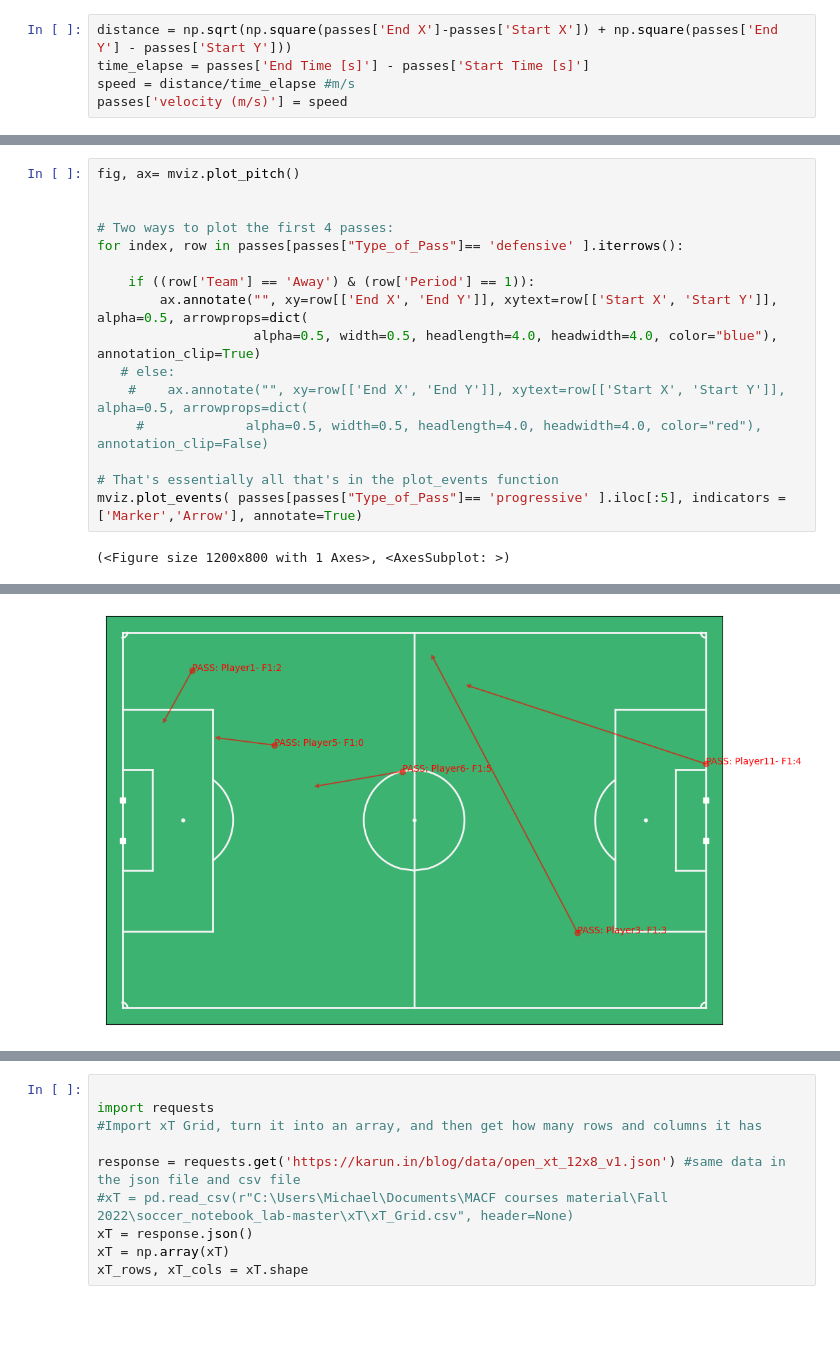
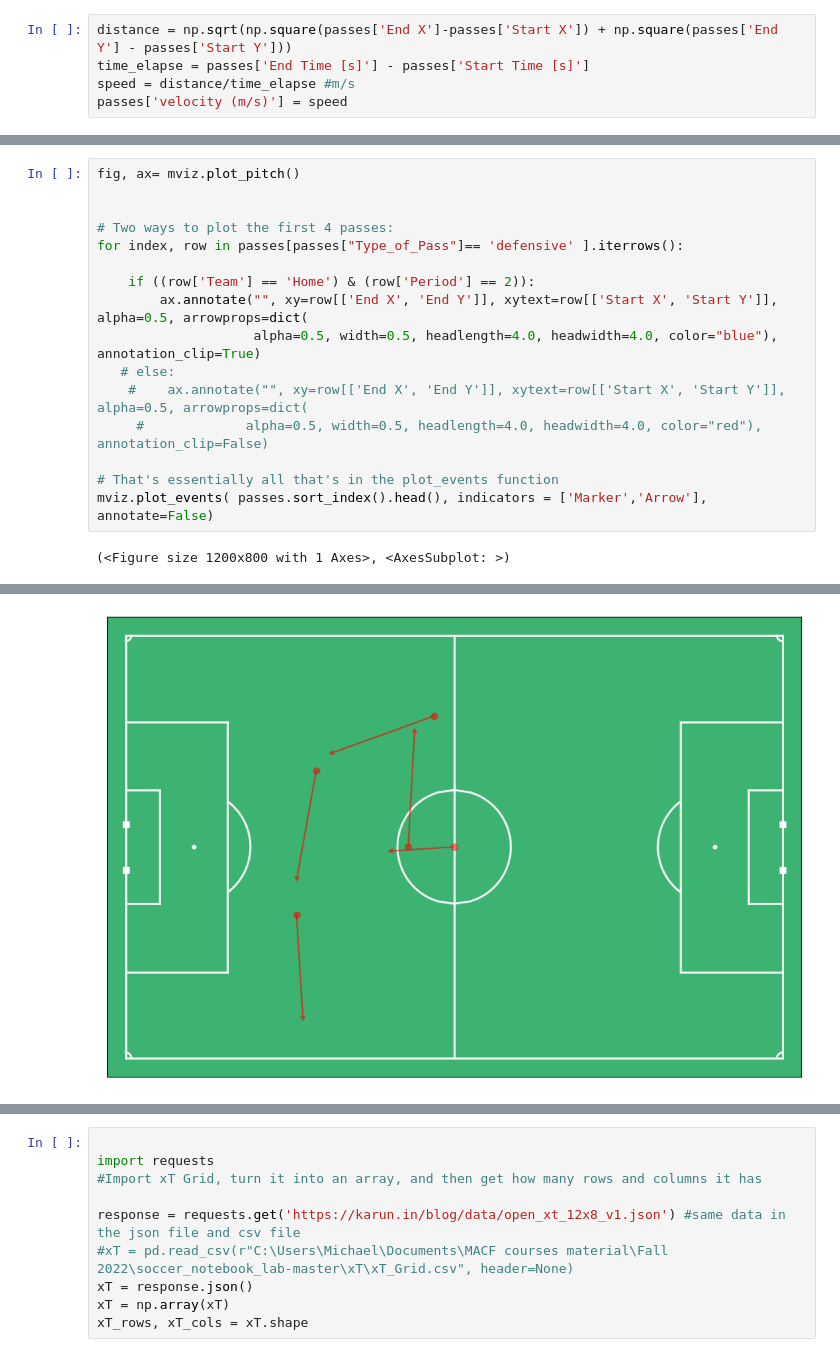
Before and after one commit to mLiang99/impact_factor_soccer_passes, a Jupyter notebook: Impact Factor Soccer Passes_v2.ipynb, the cells around one changed output, grey strips where cells are left out. Drawn from its saved outputs; the diff is of its cells as text; blank space fills up the shorter version.

```diff
--- a/Impact Factor Soccer Passes_v2.ipynb
+++ b/Impact Factor Soccer Passes_v2.ipynb
@@ -397,7 +367,7 @@ fig, ax= mviz.plot_pitch()
 # Two ways to plot the first 4 passes:
 for index, row in passes[passes["Type_of_Pass"]== 'defensive' ].iterrows():
 
-    if ((row['Team'] == 'Away') & (row['Period'] == 1)):
+    if ((row['Team'] == 'Home') & (row['Period'] == 2)):
         ax.annotate("", xy=row[['End X', 'End Y']], xytext=row[['Start X', 'Start Y']], alpha=0.5, arrowprops=dict(
                     alpha=0.5, width=0.5, headlength=4.0, headwidth=4.0, color="blue"), annotation_clip=True)
    # else:
@@ -405,6 +375,6 @@ for index, row in passes[passes["Type_of_Pass"]== 'defensive' ].iterrows():
      #             alpha=0.5, width=0.5, headlength=4.0, headwidth=4.0, color="red"), annotation_clip=False)
 
 # That's essentially all that's in the plot_events function
-mviz.plot_events( passes[passes["Type_of_Pass"]== 'progressive' ].iloc[:5], indicators = ['Marker','Arrow'], annotate=True)
+mviz.plot_events( passes.sort_index().head(), indicators = ['Marker','Arrow'], annotate=False)
 # %% [output]
 (<Figure size 1200x800 with 1 Axes>, <AxesSubplot: >)
@@ -412 +382 @@ mviz.plot_events( passes[passes["Type_of_Pass"]== 'progressive' ].iloc[:5], indi
-[figure, old version]
+[figure, new version]
```
Also changed, not shown: parts of 44 cells of this notebook.
